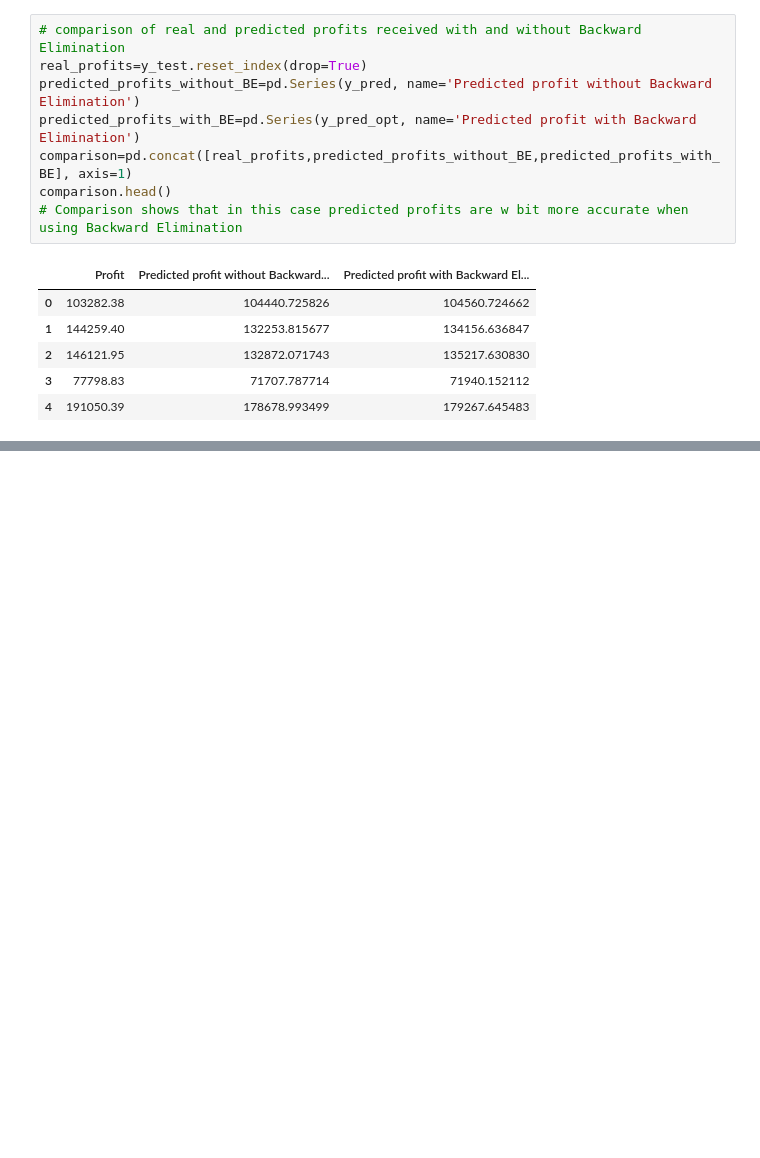
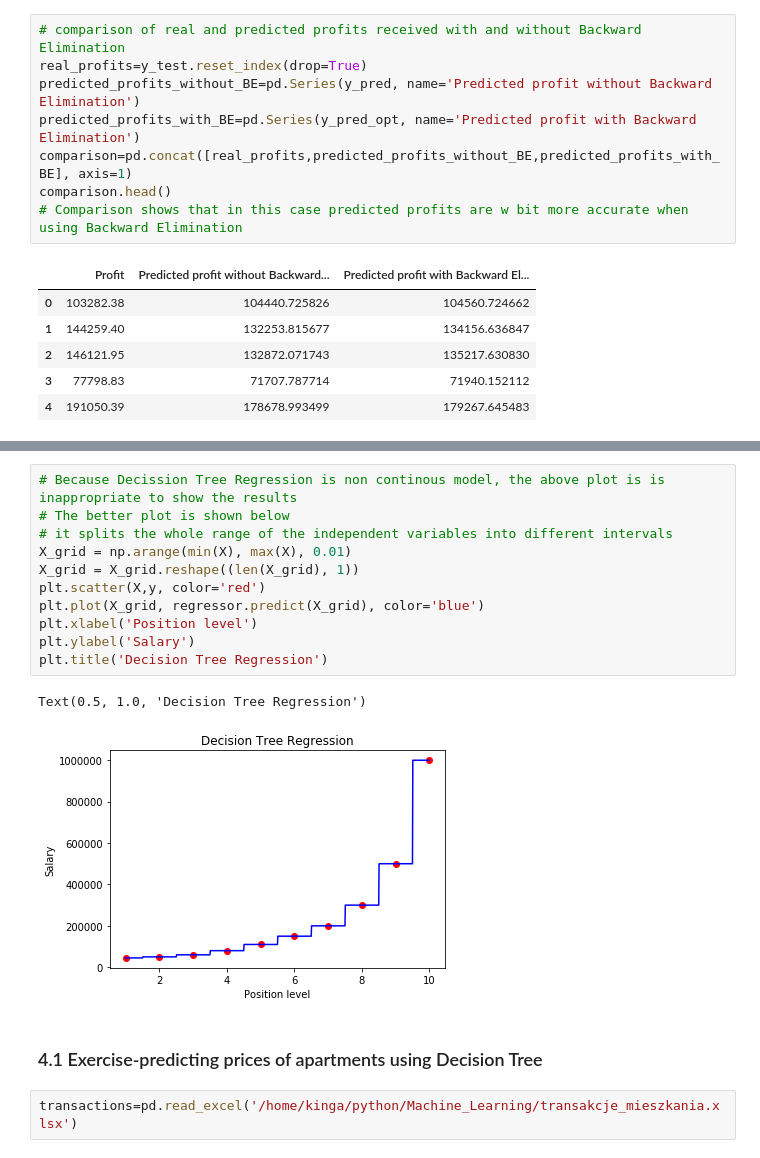
Before and after one commit to KKuzmiak/exercises, a Jupyter notebook: Udemy-Machine_Learning.ipynb, the cells around one changed output, grey strips where cells are left out. Saved outputs shown, nothing was run; the diff lists cells and outputs as text; blank space fills up the shorter version.

```diff
--- a/Udemy-Machine_Learning.ipynb
+++ b/Udemy-Machine_Learning.ipynb
@@ -612,0 +1563,18 @@ comparison.head()
+# %%
+# Because Decission Tree Regression is non continous model, the above plot is is inappropriate to show the results
+# The better plot is shown below
+# it splits the whole range of the independent variables into different intervals
+X_grid = np.arange(min(X), max(X), 0.01)
+X_grid = X_grid.reshape((len(X_grid), 1))
+plt.scatter(X,y, color='red')
+plt.plot(X_grid, regressor.predict(X_grid), color='blue')
+plt.xlabel('Position level')
+plt.ylabel('Salary')
+plt.title('Decision Tree Regression')
+# %% [output]
+Text(0.5, 1.0, 'Decision Tree Regression')
+[figure, added]
+# %% [markdown]
+### 4.1 Exercise-predicting prices of apartments using Decision Tree
+# %%
+transactions=pd.read_excel('/home/kinga/python/Machine_Learning/transakcje_mieszkania.xlsx')
```
Also changed, not shown: parts of 92 cells of this notebook.
